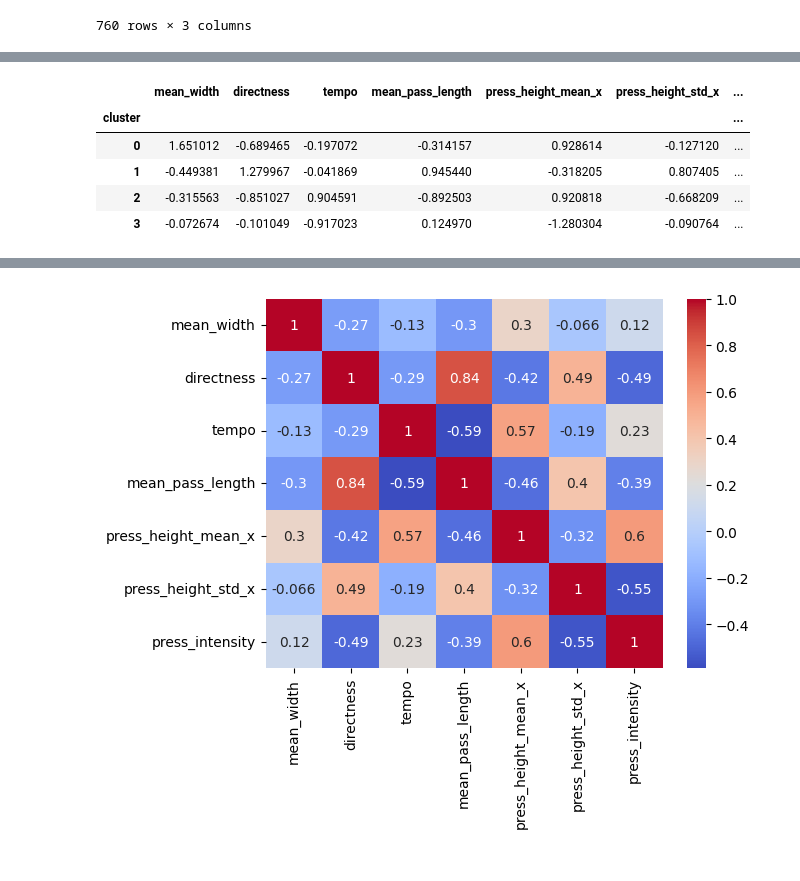
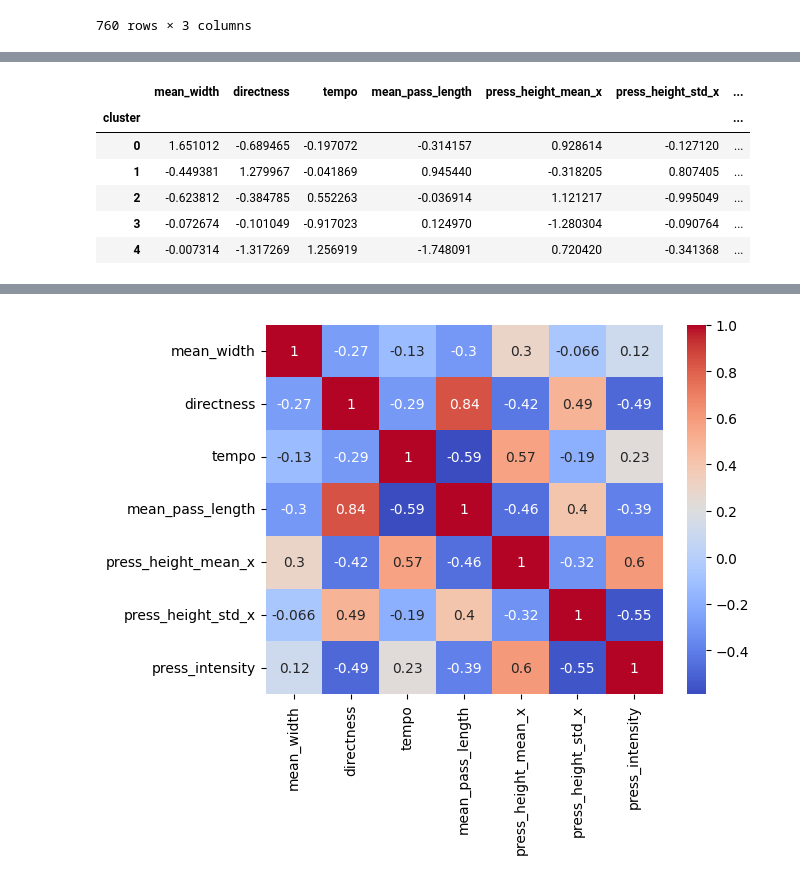
Before and after one commit to Stefan-coder1/Exjobb, a Jupyter notebook: Trial1516.ipynb, the cells around one changed output, grey strips where cells are left out. Saved outputs shown, nothing was run; the diff lists cells and outputs as text; code cells hidden in the pictures.

```diff
--- a/Trial1516.ipynb
+++ b/Trial1516.ipynb
@@ -386,33 +370,34 @@ cluster_cols = [
     "tempo",
     "mean_pass_length",
     #"std_pass_length",
     "press_height_mean_x",
     "press_height_std_x",
     "press_intensity",
 ]
 
 X = team_season_z[cluster_cols].copy()
 
-kmeans = KMeans(n_clusters=4, random_state=42)
+kmeans = KMeans(n_clusters=5, random_state=42)
 team_season_z["cluster"] = kmeans.fit_predict(X)
 team_season_z.groupby("cluster")[cluster_cols].mean()
 """cluster_cols = [
     "mean_width",
     "directness",
     "tempo",
     "mean_pass_length",
     "std_pass_length",
     "press_height_mean_x",
     "press_height_std_x",
     "press_intensity",
 ]"""
 
 cluster_summary = team_season_z.groupby("cluster")[cluster_cols].mean()
 cluster_summary
 # %% [output]
 |  | mean_width | directness | tempo | mean_pass_length | press_height_mean_x | press_height_std_x | ... |
 | cluster |  |  |  |  |  |  | ... |
 | 0 | 1.651012 | -0.689465 | -0.197072 | -0.314157 | 0.928614 | -0.127120 | ... |
 | 1 | -0.449381 | 1.279967 | -0.041869 | 0.945440 | -0.318205 | 0.807405 | ... |
-| 2 | -0.315563 | -0.851027 | 0.904591 | -0.892503 | 0.920818 | -0.668209 | ... |
+| 2 | -0.623812 | -0.384785 | 0.552263 | -0.036914 | 1.121217 | -0.995049 | ... |
 | 3 | -0.072674 | -0.101049 | -0.917023 | 0.124970 | -1.280304 | -0.090764 | ... |
+| 4 | -0.007314 | -1.317269 | 1.256919 | -1.748091 | 0.720420 | -0.341368 | ... |
```
Also changed, not shown: parts of 3 cells of this notebook.
